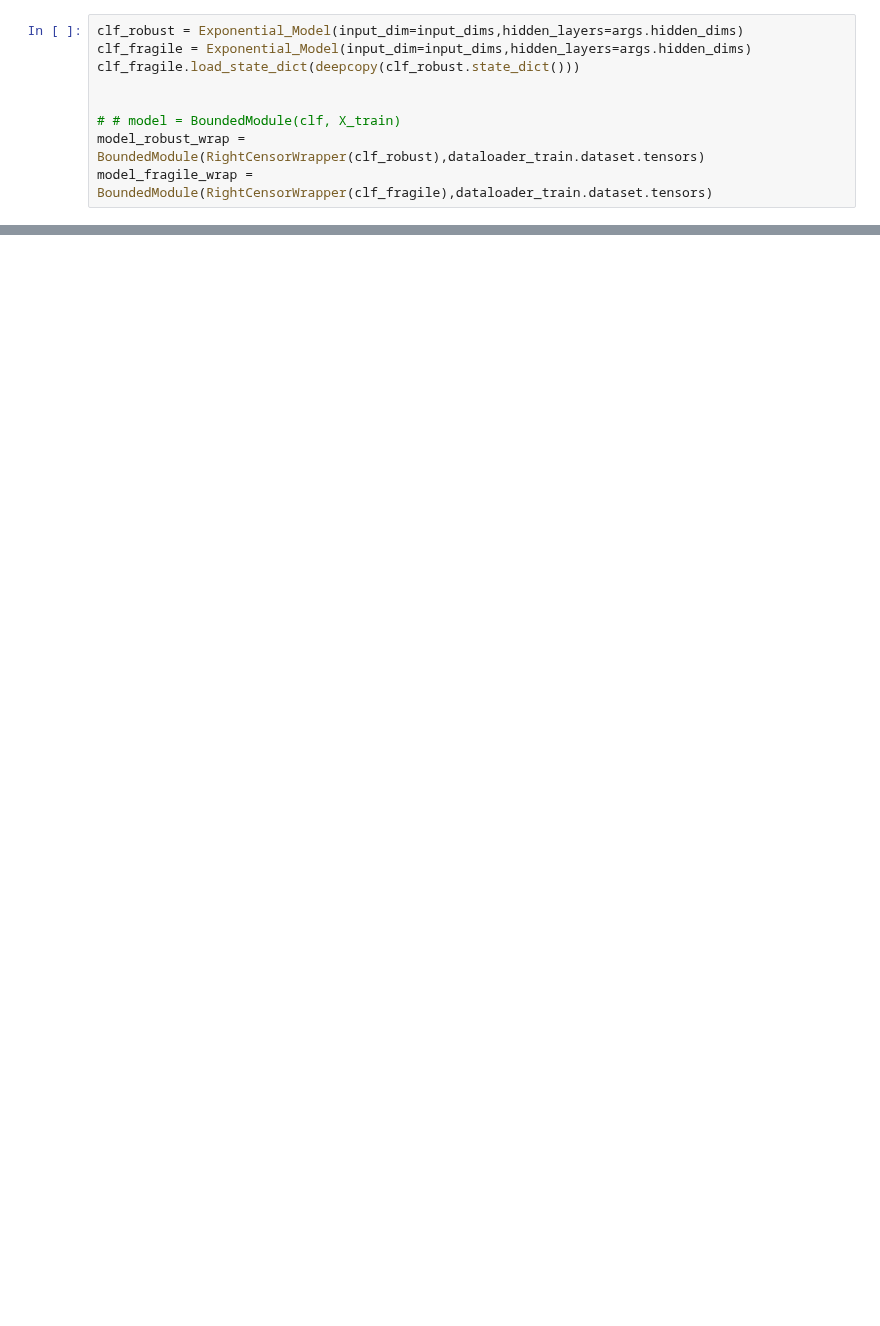
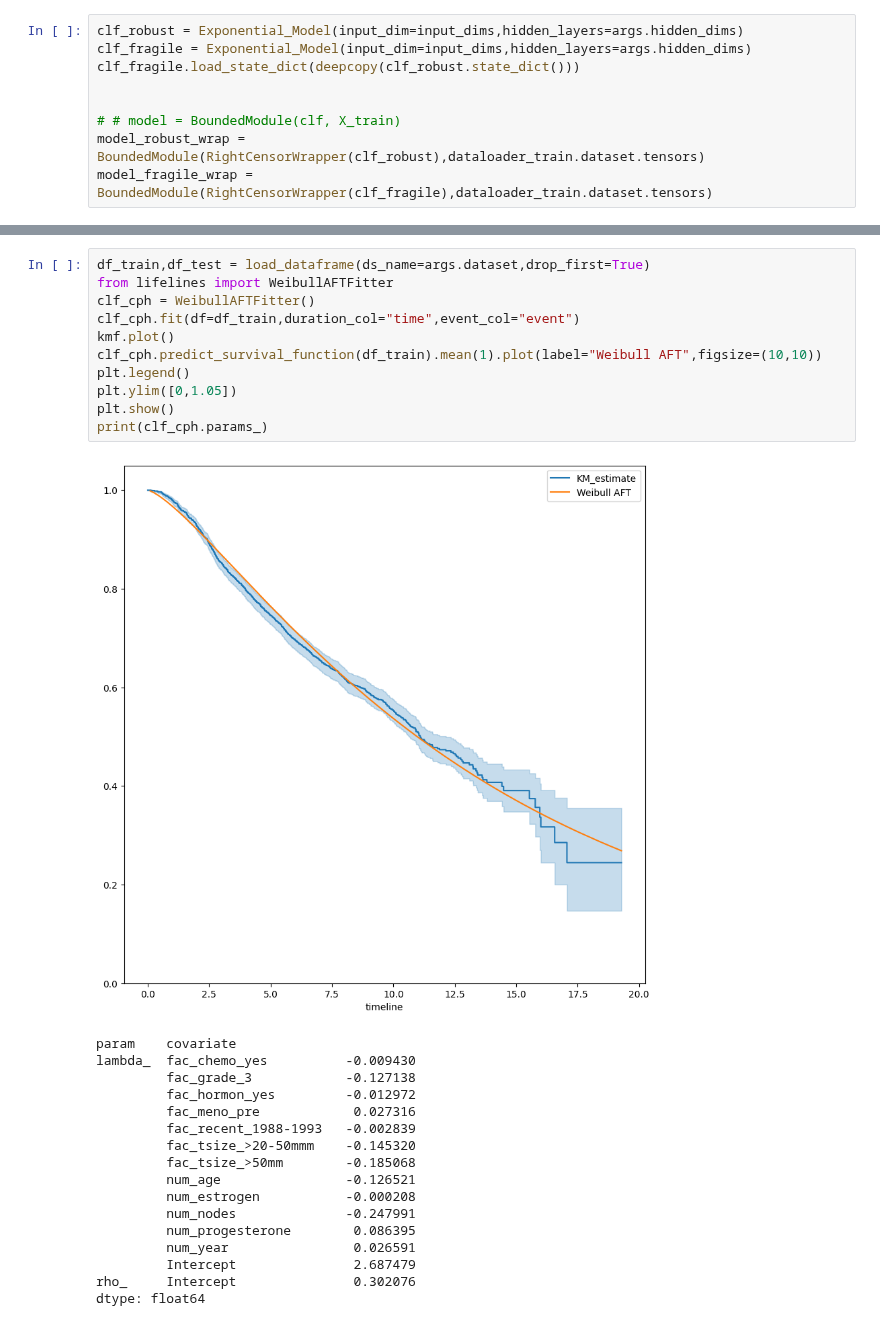
Before and after one commit to mlpotter/SAWAR, a Jupyter notebook: main_minimax.ipynb, the cells around one changed output, grey strips where cells are left out. Drawn from its saved outputs; the diff is of its cells as text; blank space fills up the shorter version.

```diff
--- a/main_minimax.ipynb
+++ b/main_minimax.ipynb
@@ -160,0 +166,29 @@ plt.show()
+# %%
+df_train,df_test = load_dataframe(ds_name=args.dataset,drop_first=True)
+from lifelines import WeibullAFTFitter
+clf_cph = WeibullAFTFitter()
+clf_cph.fit(df=df_train,duration_col="time",event_col="event")
+kmf.plot()
+clf_cph.predict_survival_function(df_train).mean(1).plot(label="Weibull AFT",figsize=(10,10))
+plt.legend()
+plt.ylim([0,1.05])
+plt.show()
+print(clf_cph.params_)
+# %% [output]
+[figure, added]
+param    covariate
+lambda_  fac_chemo_yes          -0.009430
+         fac_grade_3            -0.127138
+         fac_hormon_yes         -0.012972
+         fac_meno_pre            0.027316
+         fac_recent_1988-1993   -0.002839
+         fac_tsize_>20-50mmm    -0.145320
+         fac_tsize_>50mm        -0.185068
+         num_age                -0.126521
+         num_estrogen           -0.000208
+         num_nodes              -0.247991
+         num_progesterone        0.086395
+         num_year                0.026591
+         Intercept               2.687479
+rho_     Intercept               0.302076
+dtype: float64
```
Also changed, not shown: parts of 18 cells of this notebook, 7 other files.
